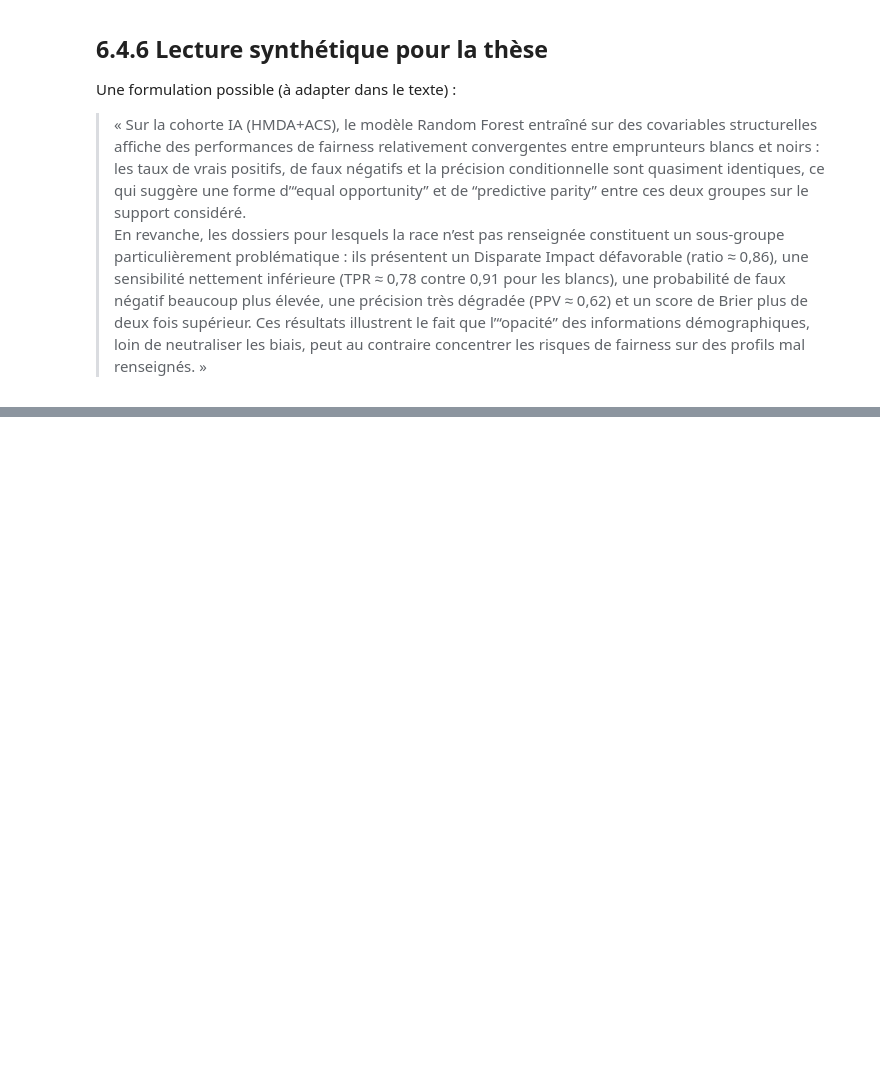
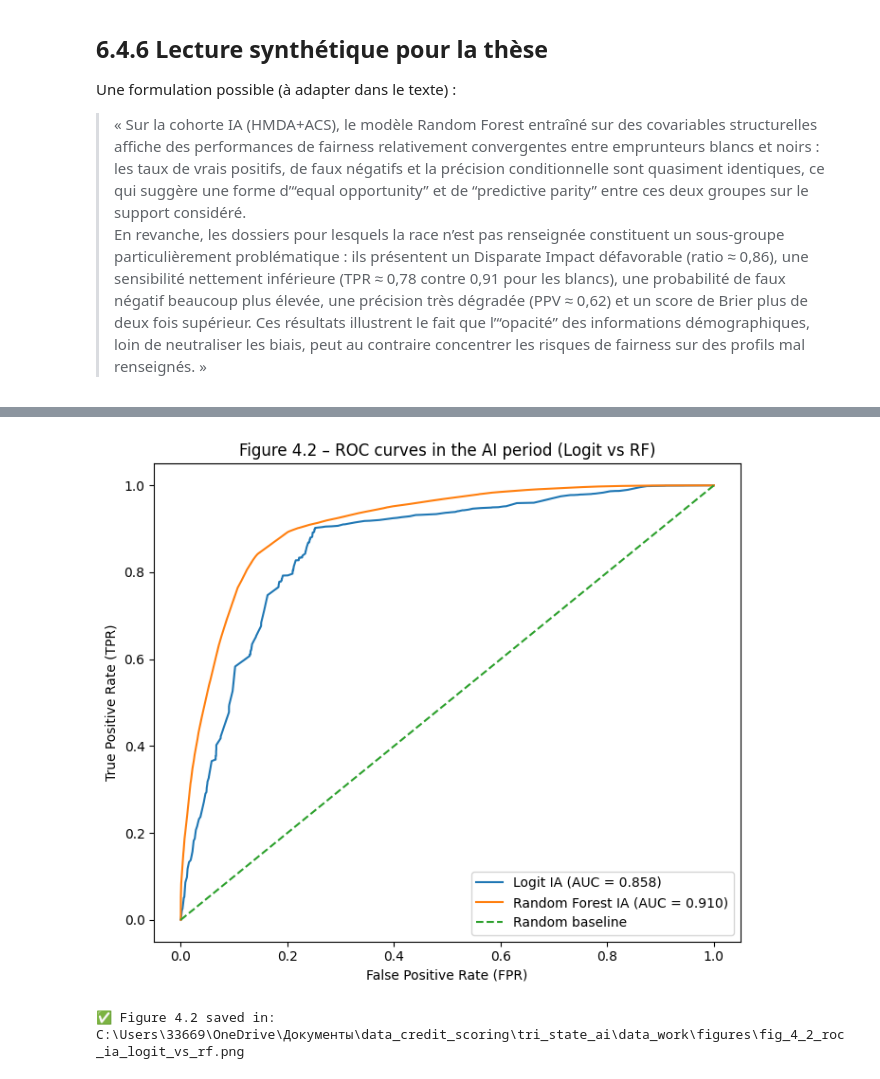
Before and after one commit to Yannick-Tape/data_credit_scoring, a Jupyter notebook: Final_notebook_M_Napo.ipynb, the cells around one changed output, grey strips where cells are left out. Cells and saved outputs as stored; diff of their text form; code cells hidden in the pictures; blank space fills up the shorter version.

```diff
--- a/Final_notebook_M_Napo.ipynb
+++ b/Final_notebook_M_Napo.ipynb
@@ -5389,0 +5627,34 @@ Une formulation possible (à adapter dans le texte) :
+# %%
+# %% [code]
+"""
+Figure 4.2 – Courbes ROC en période IA (Logit vs Random Forest)
+➡️ Nécessite le Bloc 0 (y_test_ia, y_proba_logit_ia, y_proba_rf_ia, auc_logit_ia, auc_rf_ia).
+"""
+
+from sklearn.metrics import roc_curve
+
+for v in ["y_test_ia", "y_proba_logit_ia", "y_proba_rf_ia", "auc_logit_ia", "auc_rf_ia"]:
+    if v not in globals():
+        raise RuntimeError("Exécute d'abord le Bloc 0 (préparation IA).")
+
+fpr_logit, tpr_logit, _ = roc_curve(y_test_ia, y_proba_logit_ia)
+fpr_rf, tpr_rf, _ = roc_curve(y_test_ia, y_proba_rf_ia)
+
+plt.figure(figsize=(7, 6))
+plt.plot(fpr_logit, tpr_logit, label=f"Logit IA (AUC = {auc_logit_ia:.3f})")
+plt.plot(fpr_rf, tpr_rf, label=f"Random Forest IA (AUC = {auc_rf_ia:.3f})")
+plt.plot([0, 1], [0, 1], linestyle="--", label="Random baseline")
+
+plt.xlabel("False Positive Rate (FPR)")
+plt.ylabel("True Positive Rate (TPR)")
+plt.title("Figure 4.2 – ROC curves in the AI period (Logit vs RF)")
+plt.legend(loc="lower right")
+plt.tight_layout()
+
+fig_4_2_path = os.path.join(FIG_DIR, "fig_4_2_roc_ia_logit_vs_rf.png")
+plt.savefig(fig_4_2_path, dpi=300, bbox_inches="tight")
+plt.show()
+print("✅ Figure 4.2 saved in:", fig_4_2_path)
+# %% [output]
+[figure, added]
+✅ Figure 4.2 saved in: C:\Users\33669\OneDrive\Документы\data_credit_scoring\tri_state_ai\data_work\figures\fig_4_2_roc_ia_logit_vs_rf.png
```
Also changed, not shown: parts of 10 cells of this notebook.
